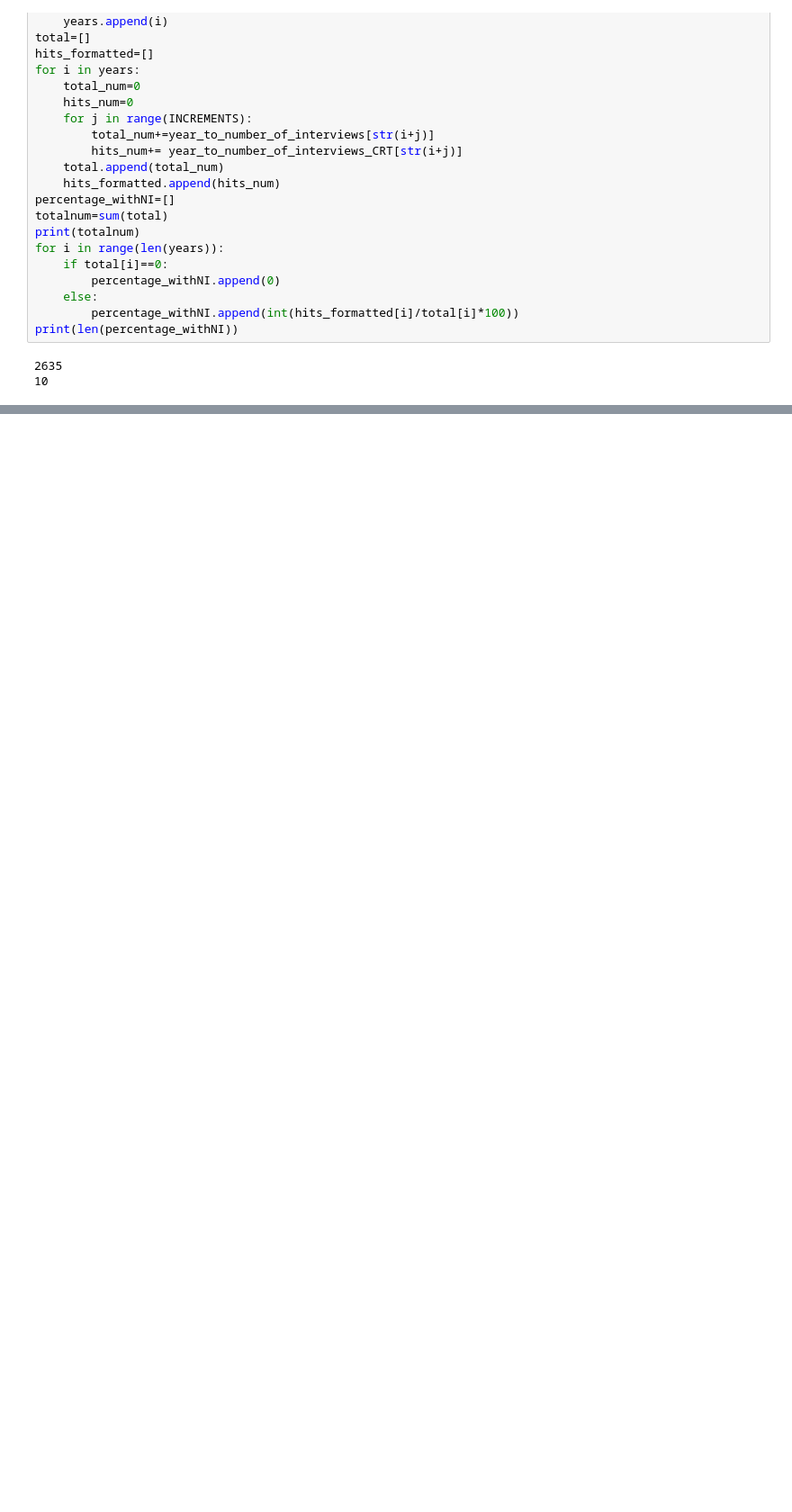
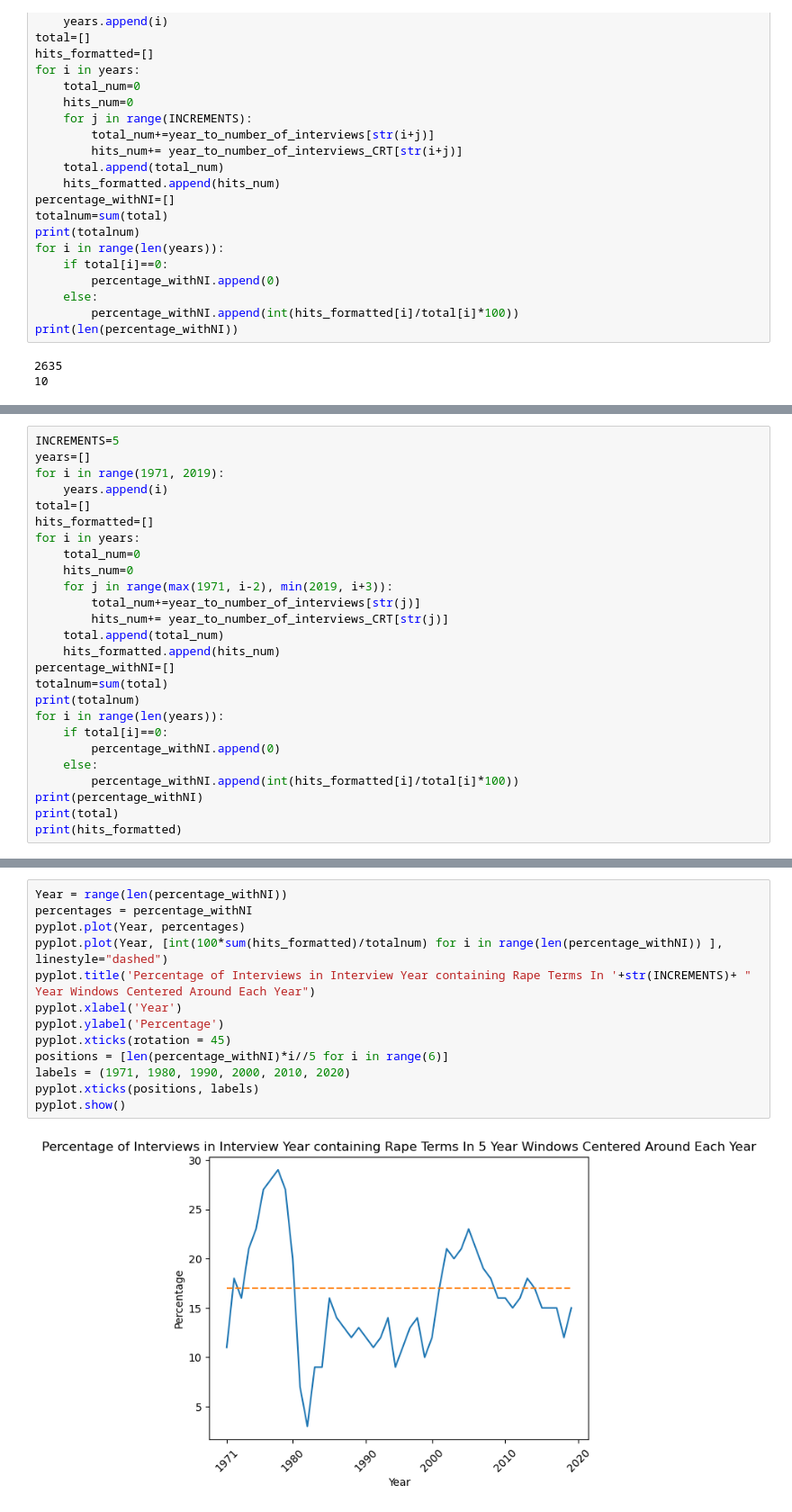
Before and after one commit to ohtap/ohtap, a Jupyter notebook: Research Question 1/RQ1 code.ipynb, the cells around one changed output, grey strips where cells are left out. Shown: that part at 90% size. Drawn from its saved outputs; the diff is of its cells as text; blank space fills up the shorter version.

```diff
--- a/Research Question 1/RQ1 code.ipynb
+++ b/Research Question 1/RQ1 code.ipynb
@@ -1091,0 +1041,26 @@ pyplot.show()
+# %%
+INCREMENTS=5
+years=[]
+for i in range(1971, 2019):
+    years.append(i)
+total=[]
+hits_formatted=[]
+for i in years:
+    total_num=0
+    hits_num=0
+    for j in range(max(1971, i-2), min(2019, i+3)):
+        total_num+=year_to_number_of_interviews[str(j)]
+        hits_num+= year_to_number_of_interviews_CRT[str(j)]
+    total.append(total_num)
+    hits_formatted.append(hits_num)
+percentage_withNI=[]
+totalnum=sum(total)
+print(totalnum)
+for i in range(len(years)):
+    if total[i]==0:
+        percentage_withNI.append(0)
+    else:
+        percentage_withNI.append(int(hits_formatted[i]/total[i]*100))
+print(percentage_withNI)
+print(total)
+print(hits_formatted)
@@ -1091,0 +1072,15 @@ pyplot.show()
+# %%
+Year = range(len(percentage_withNI))
+percentages = percentage_withNI
+pyplot.plot(Year, percentages)
+pyplot.plot(Year, [int(100*sum(hits_formatted)/totalnum) for i in range(len(percentage_withNI)) ], linestyle="dashed")
+pyplot.title('Percentage of Interviews in Interview Year containing Rape Terms In '+str(INCREMENTS)+ " Year Windows Centered Around Each Year")
+pyplot.xlabel('Year')
+pyplot.ylabel('Percentage')
+pyplot.xticks(rotation = 45)
+positions = [len(percentage_withNI)*i//5 for i in range(6)]
+labels = (1971, 1980, 1990, 2000, 2010, 2020)
+pyplot.xticks(positions, labels)
+pyplot.show()
+# %% [output]
+[figure, added]
```
Also changed, not shown: parts of 10 cells of this notebook.
